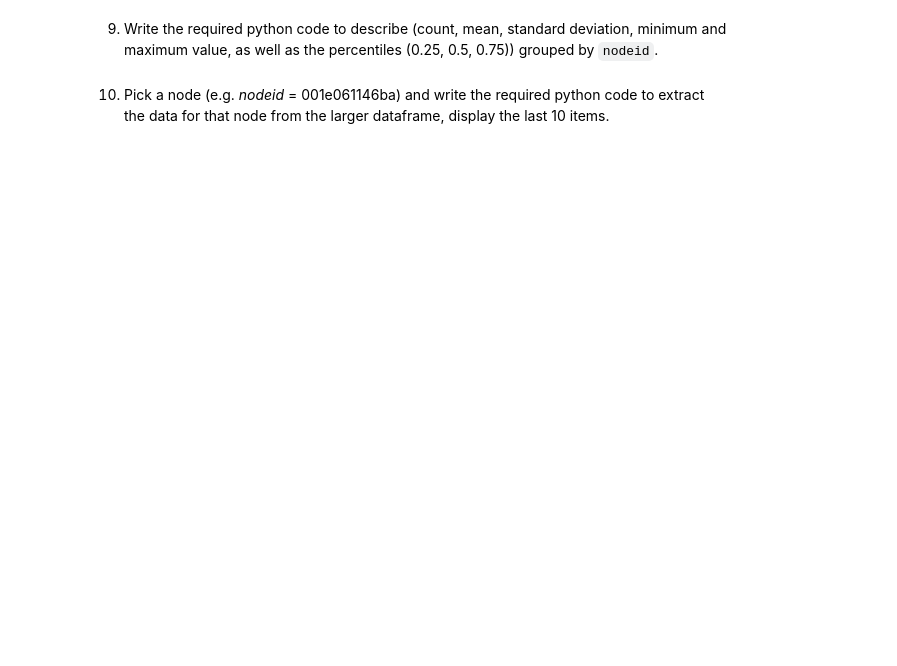
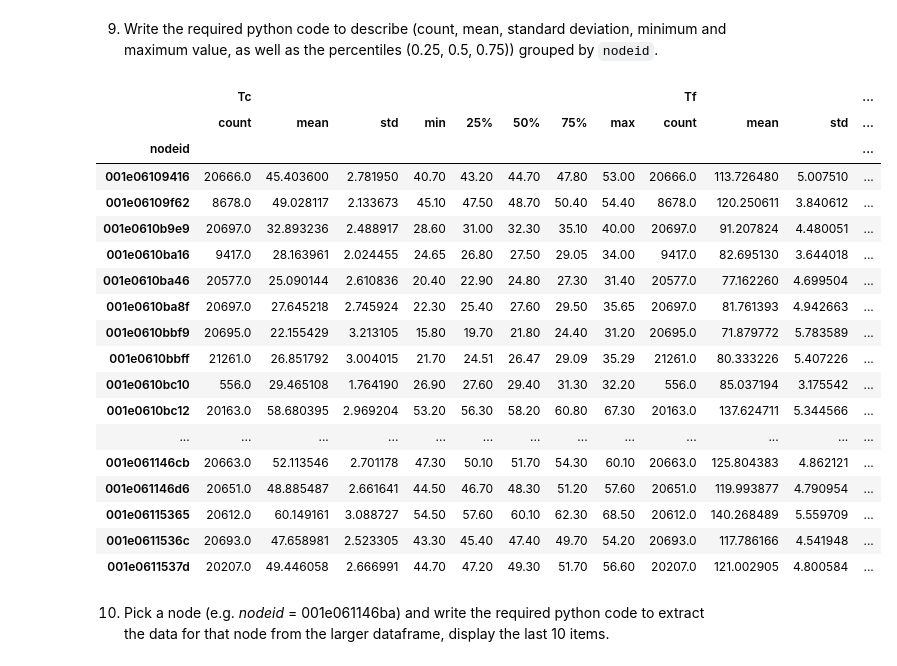
Before and after one commit to eparrish64/csci627-assignment01-eparrish64, a Jupyter notebook: CSCI627-assignment01.ipynb, the cells around one changed output. Saved outputs shown, nothing was run; the diff lists cells and outputs as text; code cells hidden in the pictures; blank space fills up the shorter version.

```diff
--- a/CSCI627-assignment01.ipynb
+++ b/CSCI627-assignment01.ipynb
@@ -82,42 +143,52 @@ print("Date Range: %s to %s" %(mindate,maxdate))
 # %%
 # x = df.sort_values(df.nodeid)
 # x.head()
-meanid = df.groupby('nodeid')['Tf'].mean()
-# print(meanid)
-cnt = len(df.groupby('nodeid')['Tf'])
-mn = df.groupby('nodeid')['Tf'].mean()
-std = df.groupby('nodeid')['Tf'].std()
-low = df.groupby('nodeid')['Tf'].min()
-high = df.groupby('nodeid')['Tf'].max()
-q25 = df.groupby('nodeid')['Tf'].quantile(q=0.25)
-q5 = df.groupby('nodeid')['Tf'].quantile(q=0.5)
-q75 = df.groupby('nodeid')['Tf'].quantile(q=0.75)
+# meanid = df.groupby('nodeid')['Tf'].mean()
+# # print(meanid)
+# cnt = len(df.groupby('nodeid')['Tf'])
+# mn = df.groupby('nodeid')['Tf'].mean()
+# std = df.groupby('nodeid')['Tf'].std()
+# low = df.groupby('nodeid')['Tf'].min()
+# high = df.groupby('nodeid')['Tf'].max()
+# q25 = df.groupby('nodeid')['Tf'].quantile(q=0.25)
+# q5 = df.groupby('nodeid')['Tf'].quantile(q=0.5)
+# q75 = df.groupby('nodeid')['Tf'].quantile(q=0.75)
+
+
+
 # print("Number of data points: \t%s" %cnt)
 # print("Minumum temperature: \t%s" %low)
 # print("Maximum temperature: \t%s" %high)
 # print("Average temperature: \t%s +- %s" %(mn,std))
 # print("25th percentile: \t%s" %q25)
 # print("50th percentile: \t%s" %q5)
 # print("75th percentile: \t%s" %q75)
 
 
-df2 = pd.DataFrame([cnt,mn,std,low,high,q25,q5,q75], columns=["Count","Mean","Std","Low","High","q25","q50","q75"])
-
-# cnt = len(df.temperature)
-# mn = df.temperature.mean()
-# std = df.temperature.std()
-# low = df.temperature.min()
-# high = df.temperature.max()
-# q25 = df.temperature.quantile(q=0.25)
-# q5 = df.temperature.quantile(q=0.5)
-# q75 = df.temperature.quantile(q=0.75)
-# print("Number of data points: \t%s" %cnt)
-# print("Minumum temperature: \t%s" %low)
-# print("Maximum temperature: \t%s" %high)
-# print("Average temperature: \t%s +- %s" %(mn,std))
-# print("25th percentile: \t%s" %q25)
-# print("50th percentile: \t%s" %q5)
-# print("75th percentile: \t%s" %q75)
+# df2 = pd.DataFrame([cnt,mn,std,low,high,q25,q5,q75], columns=["Count","Mean","Std","Low","High","q25","q50","q75"])
+df2 = df.groupby('nodeid')
+# df2 = pd.DataFrame([mn,std,low,high,q25,q5,q75], columns=["Mean","Std","Low","High","q25","q50","q75"], index=df.nodeid)
+df2.describe()
+# %% [output]
+|  | Tc |  |  |  |  |  |  |  | Tf |  |  | ... |
+|  | count | mean | std | min | 25% | 50% | 75% | max | count | mean | std | ... |
+| nodeid |  |  |  |  |  |  |  |  |  |  |  | ... |
+| 001e06109416 | 20666.0 | 45.403600 | 2.781950 | 40.70 | 43.20 | 44.70 | 47.80 | 53.00 | 20666.0 | 113.726480 | 5.007510 | ... |
+| 001e06109f62 | 8678.0 | 49.028117 | 2.133673 | 45.10 | 47.50 | 48.70 | 50.40 | 54.40 | 8678.0 | 120.250611 | 3.840612 | ... |
+| 001e0610b9e9 | 20697.0 | 32.893236 | 2.488917 | 28.60 | 31.00 | 32.30 | 35.10 | 40.00 | 20697.0 | 91.207824 | 4.480051 | ... |
+| 001e0610ba16 | 9417.0 | 28.163961 | 2.024455 | 24.65 | 26.80 | 27.50 | 29.05 | 34.00 | 9417.0 | 82.695130 | 3.644018 | ... |
+| 001e0610ba46 | 20577.0 | 25.090144 | 2.610836 | 20.40 | 22.90 | 24.80 | 27.30 | 31.40 | 20577.0 | 77.162260 | 4.699504 | ... |
+| 001e0610ba8f | 20697.0 | 27.645218 | 2.745924 | 22.30 | 25.40 | 27.60 | 29.50 | 35.65 | 20697.0 | 81.761393 | 4.942663 | ... |
+| 001e0610bbf9 | 20695.0 | 22.155429 | 3.213105 | 15.80 | 19.70 | 21.80 | 24.40 | 31.20 | 20695.0 | 71.879772 | 5.783589 | ... |
+| 001e0610bbff | 21261.0 | 26.851792 | 3.004015 | 21.70 | 24.51 | 26.47 | 29.09 | 35.29 | 21261.0 | 80.333226 | 5.407226 | ... |
+| 001e0610bc10 | 556.0 | 29.465108 | 1.764190 | 26.90 | 27.60 | 29.40 | 31.30 | 32.20 | 556.0 | 85.037194 | 3.175542 | ... |
+| 001e0610bc12 | 20163.0 | 58.680395 | 2.969204 | 53.20 | 56.30 | 58.20 | 60.80 | 67.30 | 20163.0 | 137.624711 | 5.344566 | ... |
+| ... | ... | ... | ... | ... | ... | ... | ... | ... | ... | ... | ... | ... |
+| 001e061146cb | 20663.0 | 52.113546 | 2.701178 | 47.30 | 50.10 | 51.70 | 54.30 | 60.10 | 20663.0 | 125.804383 | 4.862121 | ... |
+| 001e061146d6 | 20651.0 | 48.885487 | 2.661641 | 44.50 | 46.70 | 48.30 | 51.20 | 57.60 | 20651.0 | 119.993877 | 4.790954 | ... |
+| 001e06115365 | 20612.0 | 60.149161 | 3.088727 | 54.50 | 57.60 | 60.10 | 62.30 | 68.50 | 20612.0 | 140.268489 | 5.559709 | ... |
+| 001e0611536c | 20693.0 | 47.658981 | 2.523305 | 43.30 | 45.40 | 47.40 | 49.70 | 54.20 | 20693.0 | 117.786166 | 4.541948 | ... |
+| 001e0611537d | 20207.0 | 49.446058 | 2.666991 | 44.70 | 47.20 | 49.30 | 51.70 | 56.60 | 20207.0 | 121.002905 | 4.800584 | ... |
 # %% [markdown]
 10. Pick a node (e.g. *nodeid* = 001e061146ba) and write the required python code to extract the data for that node from the larger dataframe, display the last 10 items.
 # %%
```
Also changed, not shown: parts of 22 cells of this notebook.
